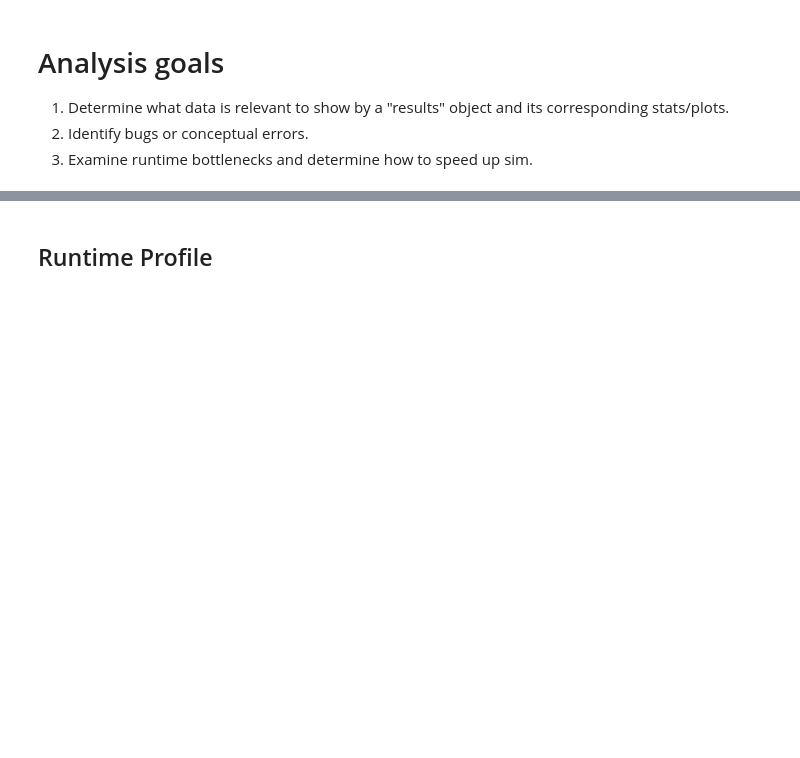
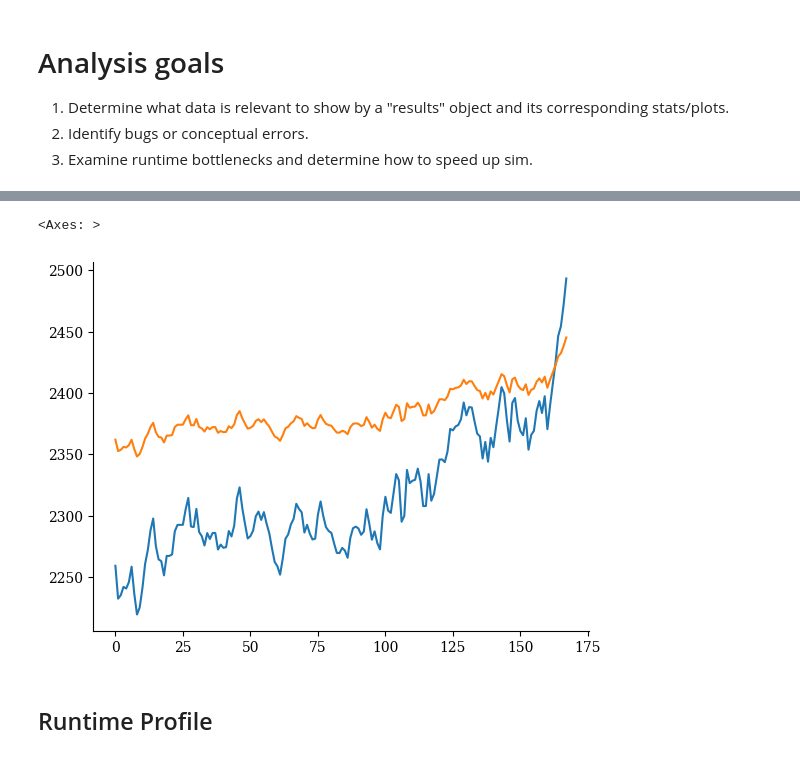
Before and after one commit to xenophonlabs/crvUSDrisk, a Jupyter notebook: notebooks/analyze.ipynb, the cells around one changed output, grey strips where cells are left out. Drawn from its saved outputs; the diff is of its cells as text; code cells hidden in the pictures; blank space fills up the shorter version.

```diff
--- a/notebooks/analyze.ipynb
+++ b/notebooks/analyze.ipynb
@@ -95,8 +50,11 @@ df
 168 rows × 51 columns
 # %%
-# # LLAMMA price
-# (df["llamma_WETH_price"].astype(float) / 1e18).plot("Spot Price")
-# (df["llamma_WETH_oracle_price"].astype(float) / 1e18).plot(label="Oracle Price")
-# # TODO does it make sense that oracle price is a muted version of LLAMMA price?
+# LLAMMA price
+(df["llamma_WETH_price"].astype(float) / 1e18).plot(label="Spot Price")
+(df["llamma_WETH_oracle_price"].astype(float) / 1e18).plot(label="Oracle Price")
+# TODO does it make sense that oracle price is a muted version of LLAMMA price?
+# %% [output]
+<Axes: >
+[figure, added]
 # %% [markdown]
 ## Runtime Profile
```
Also changed, not shown: parts of 26 cells of this notebook, 12 other files.
